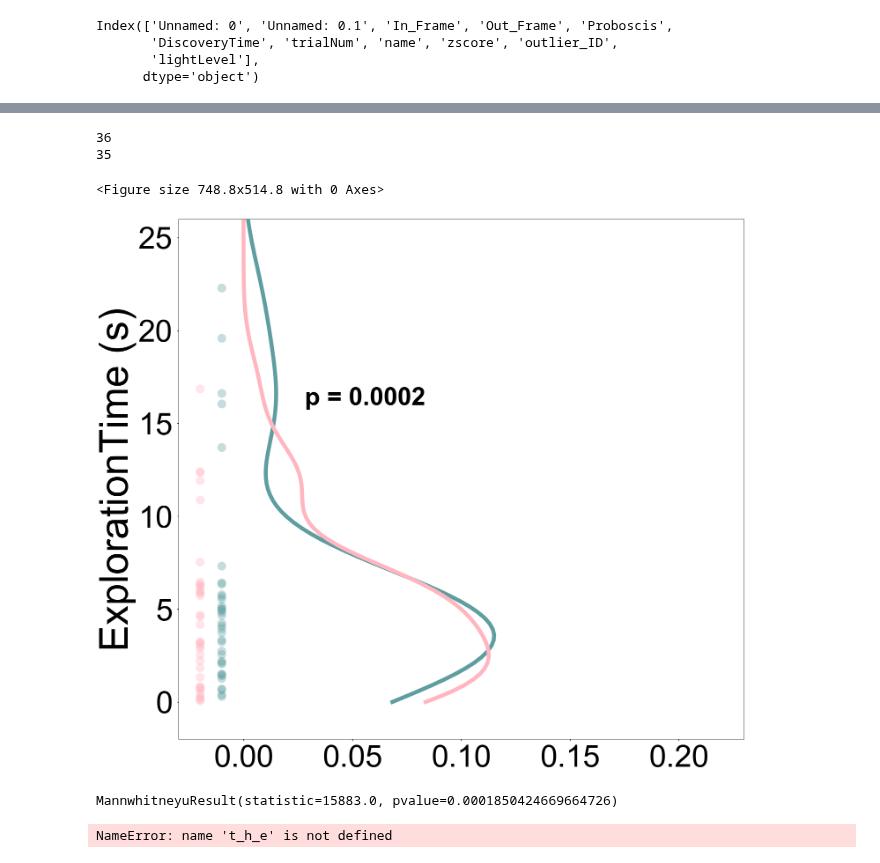
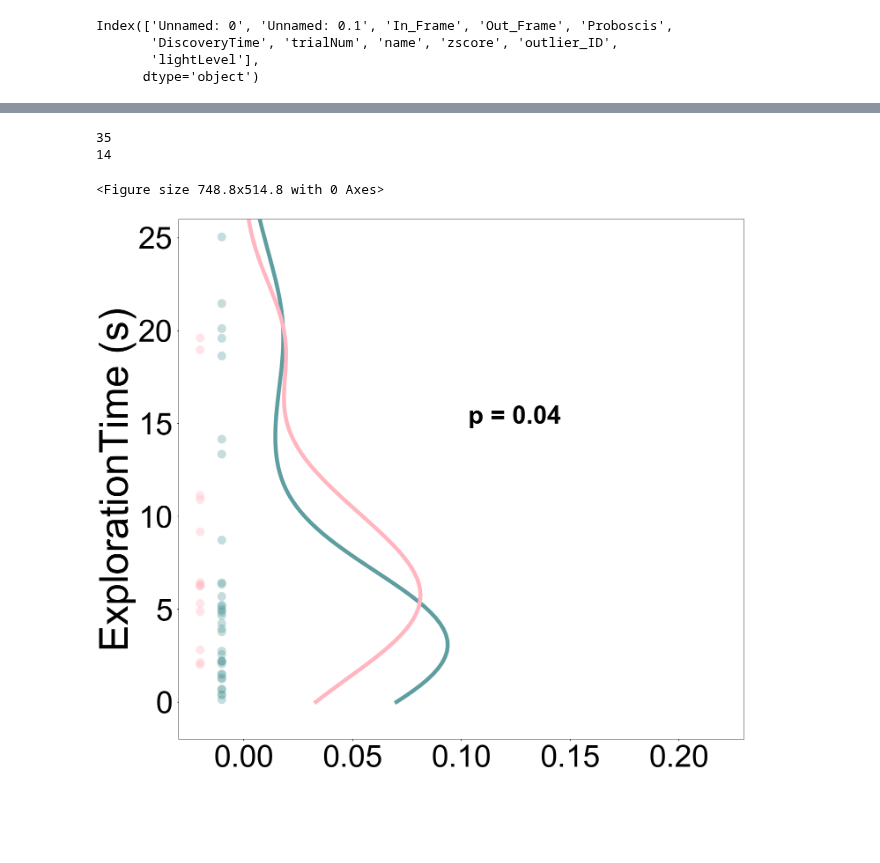
Before and after one commit to itsMahad/ManducaMultiSenseFeeding, a Jupyter notebook: A_Step3_Learning_Curves_And_Probability_Distributions_Git.ipynb, the cells around one changed output, grey strips where cells are left out. Cells and saved outputs as stored; diff of their text form; code cells hidden in the pictures; blank space fills up the shorter version.

```diff
--- a/A_Step3_Learning_Curves_And_Probability_Distributions_Git.ipynb
+++ b/A_Step3_Learning_Curves_And_Probability_Distributions_Git.ipynb
@@ -435,4 +367,0 @@ for flower, df in First_20.groupby('lightLevel'):
-# %%
-for flower, df in First_30.groupby('lightLevel'):
-    plt.hist(df.DiscoveryTime/100, histtype='bar', label = flower, alpha = 0.5)
-    plt.legend()
@@ -441,4 +367,0 @@ for flower, df in First_30.groupby('lightLevel'):
-# %%
-for flower, df in All.groupby('lightLevel'):
-    plt.hist(df.DiscoveryTime/100, histtype='bar', label = flower, alpha = 0.5)
-    plt.legend()
@@ -839,8 +650,7 @@ f2, ax2 = plt.subplots(figsize = (20.63,17.76))
 style.use('seaborn-talk')
 
 offset = 0
-t_l_e = []
-t_l_l = []
+
 
 for f, df in low.groupby('visit_chunk', sort = True):
 
@@ -857,11 +667,11 @@ for f, df in low.groupby('visit_chunk', sort = True):
 
     if f.startswith("early"):
         c = 'cadetblue'
-        t_l_e.extend(temp)
+
         d = 'cadetblue'
     elif f.startswith("late"):
         c = 'lightpink'
-        t_l_l.extend(temp)
+
 
         d = 'lightpink'
 
@@ -876,7 +686,7 @@ plt.ylabel('ExplorationTime (s)', size = 90, color = 'k')
 plt.xlim(-.03, .23)
 plt.tick_params(labelsize = 70, labelcolor = 'k')
 
-plt.text(0.025, 16, ' p = 1.51e-10', weight = 'bold', size = 57 )
+plt.text(0.1, 15, ' p = ' + "%.2f" % round(low_p_val, 2), weight = 'bold', size = 57 )
 
 plt.tight_layout()
 plt.savefig(outpath_figg + "//" + 'Early_Late_Comparison_Low_PDE.png')
@@ -888,3 +698,7 @@ plt.savefig(outpath_figg + "//" + 'Early_Late_Comparison_Low_PDE.png')
+# %%
+high_early = high[high.visit_chunk == 'early'].DiscoveryTime.values
+high_late = high[high.visit_chunk == 'late'].DiscoveryTime.values
+high_p_val = stats.mannwhitneyu(high_early,high_late)[1]
 # %%
 plt.set_cmap('Spectral')
 f2, ax2 = plt.subplots(figsize = (20.63,17.76))
@@ -892,8 +706,6 @@ f2, ax2 = plt.subplots(figsize = (20.63,17.76))
 style.use('seaborn-talk')
 
 offset = 0
-t_l_e = []
-t_l_l = []
 
 for f, df in high.groupby('visit_chunk', sort = True):
 
@@ -909,45 +721,34 @@ for f, df in high.groupby('visit_chunk', sort = True):
 
 
     if f.startswith("early"):
         c = 'cadetblue'
-        t_l_e.extend(temp)
+
         d = 'cadetblue'
     elif f.startswith("late"):
         c = 'lightpink'
-        t_l_l.extend(temp)
 
         d = 'lightpink'
 
     p = ax2.plot(temp, bin_center, label = f, color = c, linewidth=9.0)
     ax2.plot([-0.01 + offset]*len(data), data, 'o', ms = 20, color = c, mec = d, alpha = 0.35)
     plt.xlim(-.03, .23)
     offset+=-0.01
 
 
 
 
 plt.ylim(-2, 26)
 
 plt.ylabel('ExplorationTime (s)', size = 90, color = 'k')
 
 plt.tick_params(labelsize = 70, labelcolor = 'k')
 
-plt.text(0.025, 16, ' p = 0.0002', weight = 'bold', size = 57 )
+plt.text(0.1, 15, ' p = ' + "%.2f" % round(high_p_val, 2), weight = 'bold', size = 57 )
 
 plt.tight_layout()
 plt.savefig(outpath_figg + "//" + 'Early_Late_Comparison_High_PDE.png')
 # %% [output]
-36
 35
+14
 <Figure size 748.8x514.8 with 0 Axes>
-[figure, old version]
+[figure, new version]
-# %%
-#low light early vs. late comparison
-stats.mannwhitneyu(t_l_e,t_l_l)
-# %% [output]
-MannwhitneyuResult(statistic=15883.0, pvalue=0.0001850424669664726)
-# %%
-#high light early vs. late comparison
-stats.mannwhitneyu(t_h_e,t_h_l)
-# %% [output]
-NameError: name 't_h_e' is not defined
```
Also changed, not shown: parts of 64 cells of this notebook, 11 other files.
